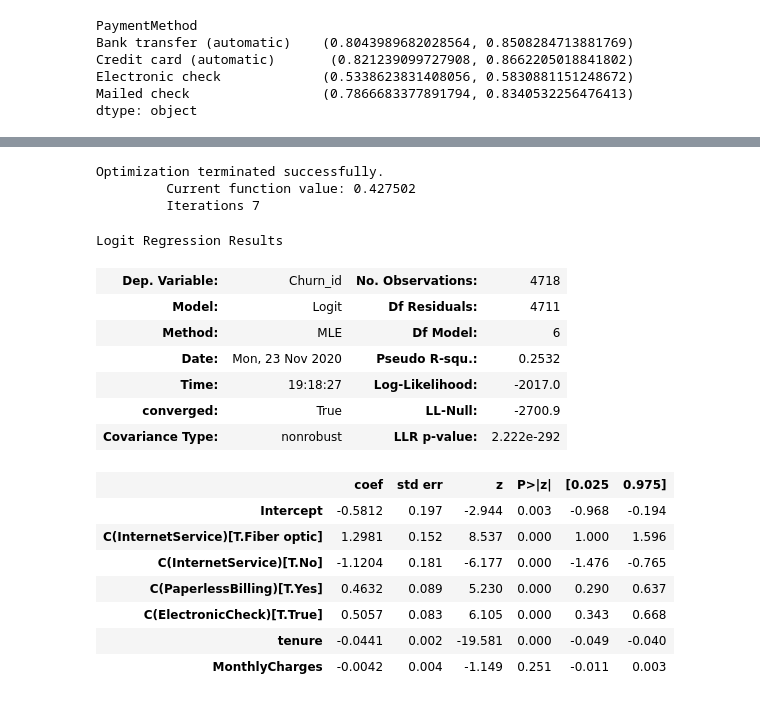
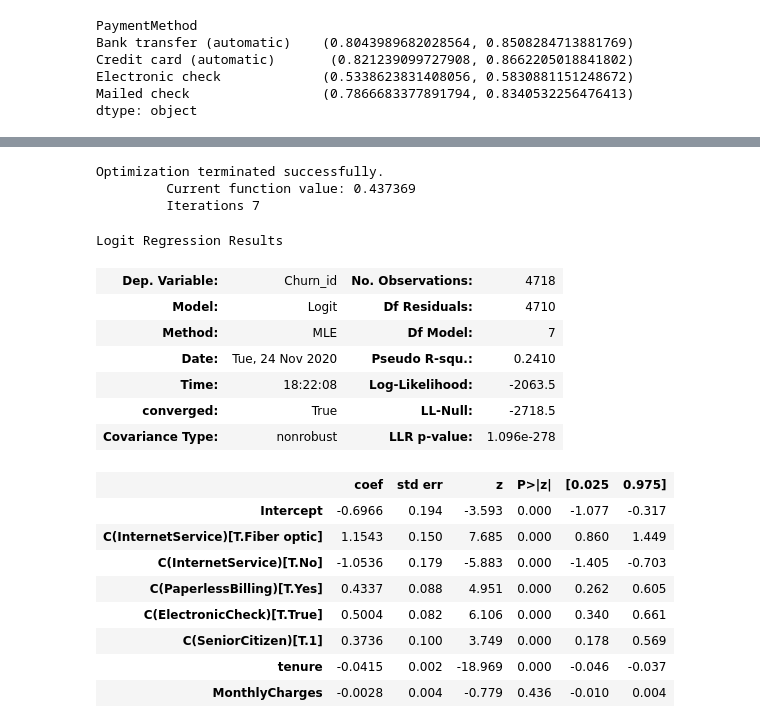
Before and after one commit to ccantarero91/orange-stats, a Jupyter notebook: Estadistica-Orange.ipynb, the cells around one changed output, grey strips where cells are left out. Drawn from its saved outputs; the diff is of its cells as text; code cells hidden in the pictures.

```diff
--- a/Estadistica-Orange.ipynb
+++ b/Estadistica-Orange.ipynb
@@ -569,26 +665,27 @@ df_churn.head()
 # %%
 df_churn_train,df_churn_test = train_test_split(df_churn,test_size=0.33, random_state=42)
 # %%
-churn_model=logit(formula="Churn_id ~ tenure+C(InternetService)+C(PaperlessBilling)+MonthlyCharges+C(ElectronicCheck)",
+churn_new_model=logit(formula="Churn_id ~ tenure+C(InternetService)+C(PaperlessBilling)+MonthlyCharges+C(ElectronicCheck)+C(SeniorCitizen)",
                   data=df_churn_train).fit()
-churn_model.summary()
+churn_new_model.summary()
 # %% [output]
 Optimization terminated successfully.
-         Current function value: 0.427502
+         Current function value: 0.437369
          Iterations 7
 Logit Regression Results
 | Dep. Variable: | Churn_id | No. Observations: | 4718 |
-| Model: | Logit | Df Residuals: | 4711 |
-| Method: | MLE | Df Model: | 6 |
-| Date: | Mon, 23 Nov 2020 | Pseudo R-squ.: | 0.2532 |
-| Time: | 19:18:27 | Log-Likelihood: | -2017.0 |
-| converged: | True | LL-Null: | -2700.9 |
-| Covariance Type: | nonrobust | LLR p-value: | 2.222e-292 |
+| Model: | Logit | Df Residuals: | 4710 |
+| Method: | MLE | Df Model: | 7 |
+| Date: | Tue, 24 Nov 2020 | Pseudo R-squ.: | 0.2410 |
+| Time: | 18:22:08 | Log-Likelihood: | -2063.5 |
+| converged: | True | LL-Null: | -2718.5 |
+| Covariance Type: | nonrobust | LLR p-value: | 1.096e-278 |
 |  | coef | std err | z | P>|z| | [0.025 | 0.975] |
-| Intercept | -0.5812 | 0.197 | -2.944 | 0.003 | -0.968 | -0.194 |
-| C(InternetService)[T.Fiber optic] | 1.2981 | 0.152 | 8.537 | 0.000 | 1.000 | 1.596 |
-| C(InternetService)[T.No] | -1.1204 | 0.181 | -6.177 | 0.000 | -1.476 | -0.765 |
-| C(PaperlessBilling)[T.Yes] | 0.4632 | 0.089 | 5.230 | 0.000 | 0.290 | 0.637 |
-| C(ElectronicCheck)[T.True] | 0.5057 | 0.083 | 6.105 | 0.000 | 0.343 | 0.668 |
-| tenure | -0.0441 | 0.002 | -19.581 | 0.000 | -0.049 | -0.040 |
-| MonthlyCharges | -0.0042 | 0.004 | -1.149 | 0.251 | -0.011 | 0.003 |
+| Intercept | -0.6966 | 0.194 | -3.593 | 0.000 | -1.077 | -0.317 |
+| C(InternetService)[T.Fiber optic] | 1.1543 | 0.150 | 7.685 | 0.000 | 0.860 | 1.449 |
+| C(InternetService)[T.No] | -1.0536 | 0.179 | -5.883 | 0.000 | -1.405 | -0.703 |
+| C(PaperlessBilling)[T.Yes] | 0.4337 | 0.088 | 4.951 | 0.000 | 0.262 | 0.605 |
+| C(ElectronicCheck)[T.True] | 0.5004 | 0.082 | 6.106 | 0.000 | 0.340 | 0.661 |
+| C(SeniorCitizen)[T.1] | 0.3736 | 0.100 | 3.749 | 0.000 | 0.178 | 0.569 |
+| tenure | -0.0415 | 0.002 | -18.969 | 0.000 | -0.046 | -0.037 |
+| MonthlyCharges | -0.0028 | 0.004 | -0.779 | 0.436 | -0.010 | 0.004 |
```
Also changed, not shown: parts of 25 cells of this notebook.
